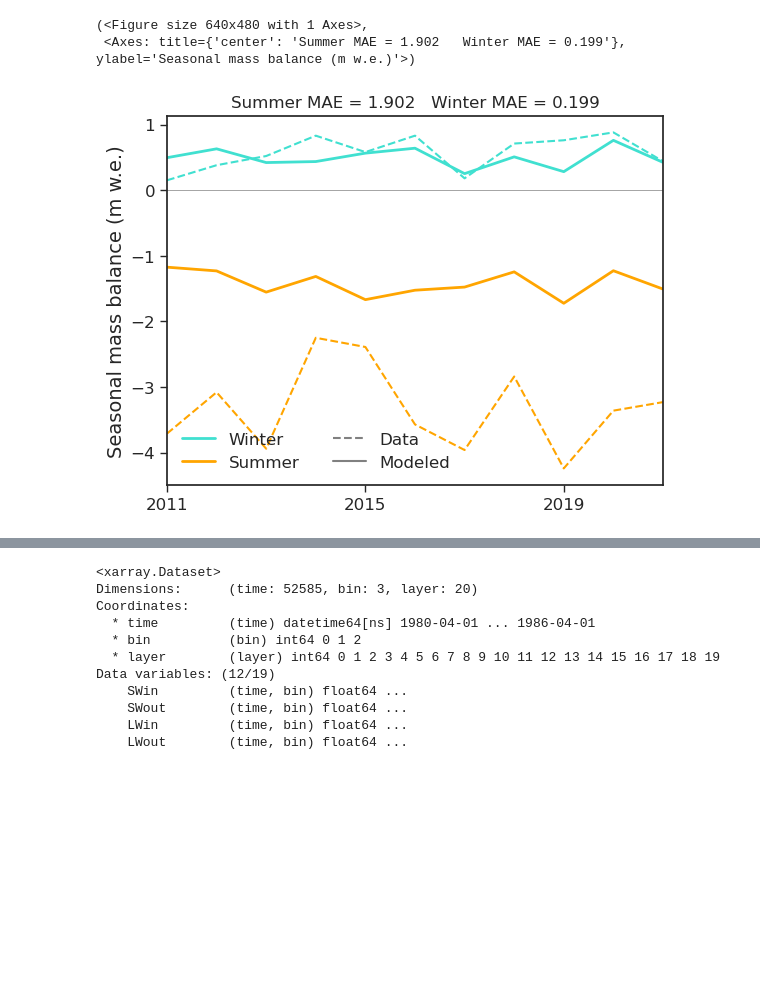
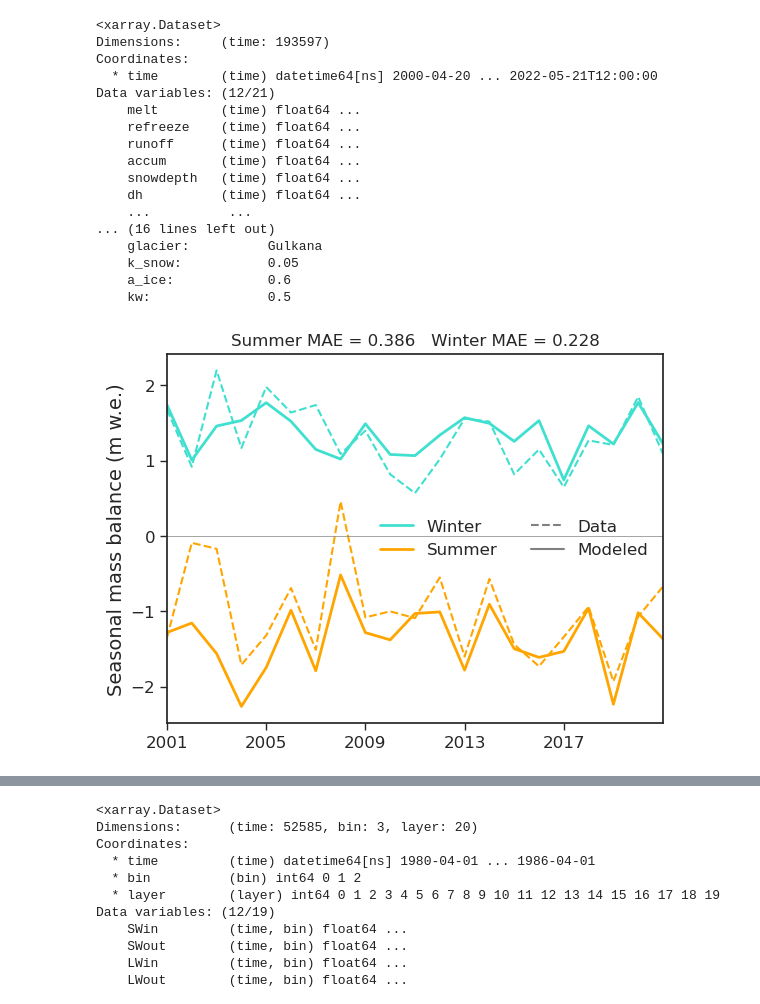
Before and after one commit to clairevwilson/PyGEM-EB, a Jupyter notebook: calibration_plotting.ipynb, the cells around one changed output, grey strips where cells are left out. Saved outputs shown, nothing was run; the diff lists cells and outputs as text; code cells hidden in the pictures; blank space fills up the shorter version.

```diff
--- a/calibration_plotting.ipynb
+++ b/calibration_plotting.ipynb
@@ -29,9 +12,24 @@ visualize_layers(ds1,pd.date_range('2000-04-21','2000-05-01',freq='h'),['layerte
 # %%
-ds = xr.open_dataset('/home/claire/research/Output/EB/Gulkana_2024_09_19_AB_0.nc')
-seasonal_mass_balance(data_fp,ds,'AB',plot=True)
-# ds
+ds = xr.open_dataset('/home/claire/research/Output/calibration/09_23/kw_0.5_siteD_0.nc')
+seasonal_mass_balance(data_fp,ds,'D',plot=True)
+ds
 # %% [output]
-(<Figure size 640x480 with 1 Axes>,
- <Axes: title={'center': 'Summer MAE = 1.902   Winter MAE = 0.199'}, ylabel='Seasonal mass balance (m w.e.)'>)
+<xarray.Dataset>
+Dimensions:     (time: 193597)
+Coordinates:
+  * time        (time) datetime64[ns] 2000-04-20 ... 2022-05-21T12:00:00
+Data variables: (12/21)
+    melt        (time) float64 ...
+    refreeze    (time) float64 ...
+    runoff      (time) float64 ...
+    accum       (time) float64 ...
+    snowdepth   (time) float64 ...
+    dh          (time) float64 ...
+    ...          ...
+... (16 lines left out)
+    glacier:          Gulkana
+    k_snow:           0.05
+    a_ice:            0.6
+    kw:               0.5
-[figure, old version]
+[figure, new version]
 # %%
```
Also changed, not shown: parts of 6 cells of this notebook, 8 other files.
